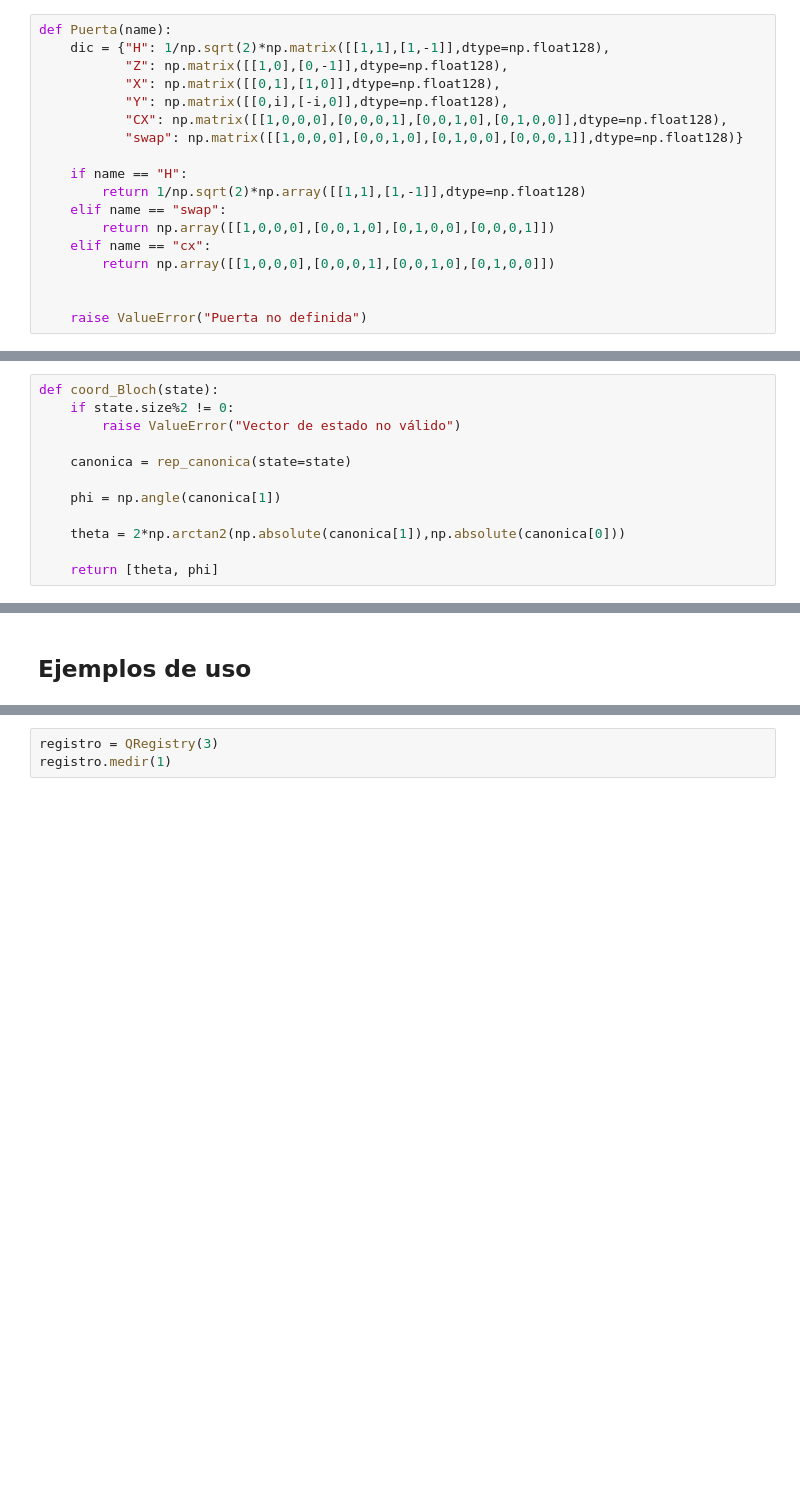
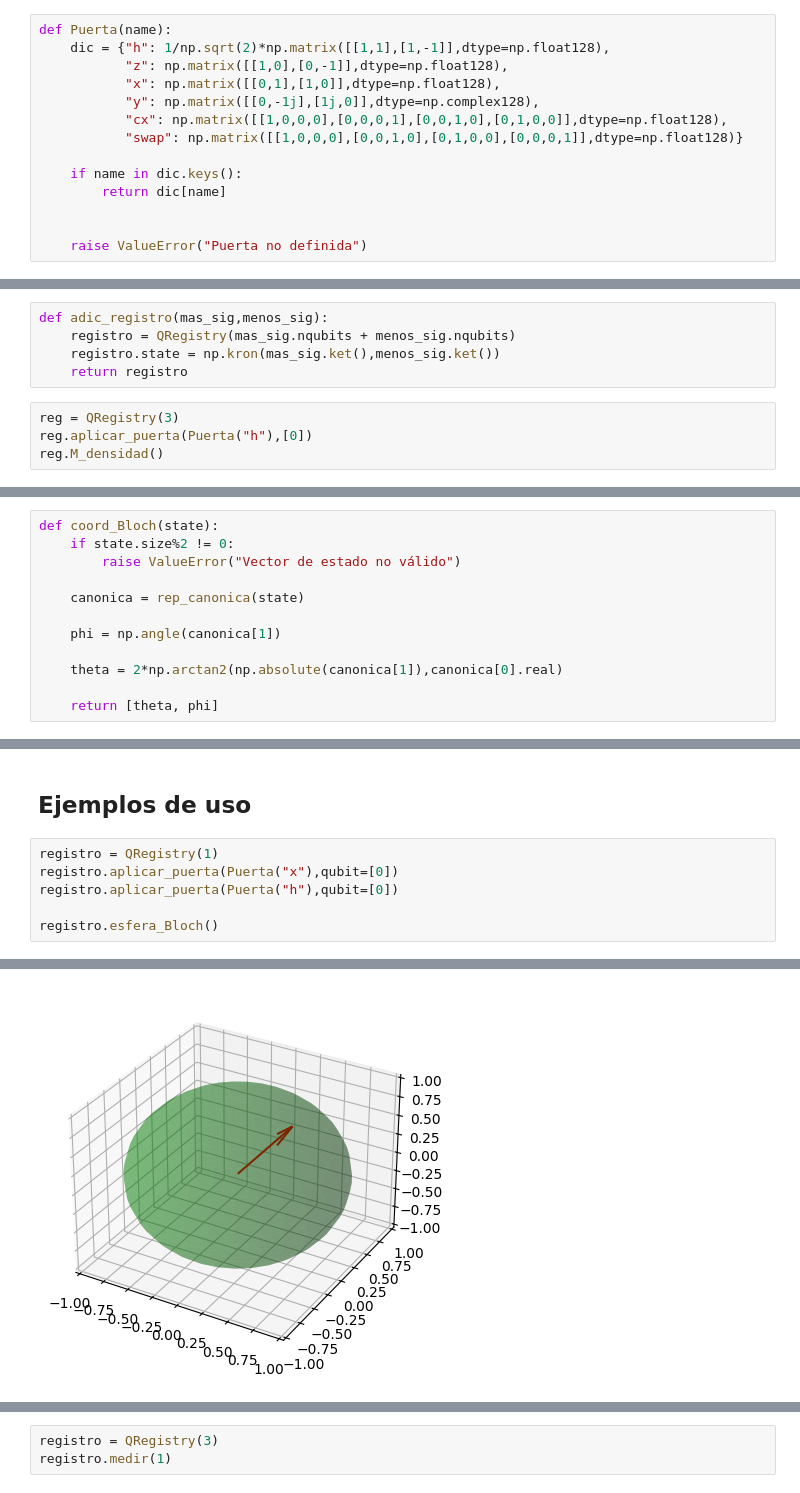
Before and after one commit to Markmc01/HS, a Jupyter notebook: SimuladorClases.ipynb, the cells around one changed output, grey strips where cells are left out. Cells and saved outputs as stored; diff of their text form; blank space fills up the shorter version.

```diff
--- a/SimuladorClases.ipynb
+++ b/SimuladorClases.ipynb
@@ -5,19 +7,15 @@ from scipy.sparse import csr_array, kron
 ## Funciones varias
 # %%
 def Puerta(name):
-    dic = {"H": 1/np.sqrt(2)*np.matrix([[1,1],[1,-1]],dtype=np.float128),
-           "Z": np.matrix([[1,0],[0,-1]],dtype=np.float128),
-           "X": np.matrix([[0,1],[1,0]],dtype=np.float128),
-           "Y": np.matrix([[0,i],[-i,0]],dtype=np.float128),
-           "CX": np.matrix([[1,0,0,0],[0,0,0,1],[0,0,1,0],[0,1,0,0]],dtype=np.float128),
+    dic = {"h": 1/np.sqrt(2)*np.matrix([[1,1],[1,-1]],dtype=np.float128),
+           "z": np.matrix([[1,0],[0,-1]],dtype=np.float128),
+           "x": np.matrix([[0,1],[1,0]],dtype=np.float128),
+           "y": np.matrix([[0,-1j],[1j,0]],dtype=np.complex128),
+           "cx": np.matrix([[1,0,0,0],[0,0,0,1],[0,0,1,0],[0,1,0,0]],dtype=np.float128),
            "swap": np.matrix([[1,0,0,0],[0,0,1,0],[0,1,0,0],[0,0,0,1]],dtype=np.float128)}
 
-    if name == "H":
-        return 1/np.sqrt(2)*np.array([[1,1],[1,-1]],dtype=np.float128)
-    elif name == "swap":
-        return np.array([[1,0,0,0],[0,0,1,0],[0,1,0,0],[0,0,0,1]])
-    elif name == "cx":
-        return np.array([[1,0,0,0],[0,0,0,1],[0,0,1,0],[0,1,0,0]])
+    if name in dic.keys():
+        return dic[name]
 
 
     raise ValueError("Puerta no definida")
@@ -38,3 +36,12 @@ def swaps(distancia):
             swap[i-mask1+mask2,i] = 1
 
     return swap
+# %%
+def adic_registro(mas_sig,menos_sig):
+    registro = QRegistry(mas_sig.nqubits + menos_sig.nqubits)
+    registro.state = np.kron(mas_sig.ket(),menos_sig.ket())
+    return registro
+# %%
+reg = QRegistry(3)
+reg.aplicar_puerta(Puerta("h"),[0])
+reg.M_densidad()
@@ -51,10 +100,10 @@ def coord_Bloch(state):
     if state.size%2 != 0:
         raise ValueError("Vector de estado no válido")
 
-    canonica = rep_canonica(state=state)
+    canonica = rep_canonica(state)
 
     phi = np.angle(canonica[1])
 
-    theta = 2*np.arctan2(np.absolute(canonica[1]),np.absolute(canonica[0]))
+    theta = 2*np.arctan2(np.absolute(canonica[1]),canonica[0].real)
 
     return [theta, phi]
@@ -228,2 +306,9 @@ array([[0.70710678+0.j],
 # %% [markdown]
 ## Ejemplos de uso
+# %%
+registro = QRegistry(1)
+registro.aplicar_puerta(Puerta("x"),qubit=[0])
+registro.aplicar_puerta(Puerta("h"),qubit=[0])
+
+registro.esfera_Bloch()
+# %% [output]
@@ -229,0 +316 @@ array([[0.70710678+0.j],
+[figure, added]
```
Also changed, not shown: parts of 21 cells of this notebook.
